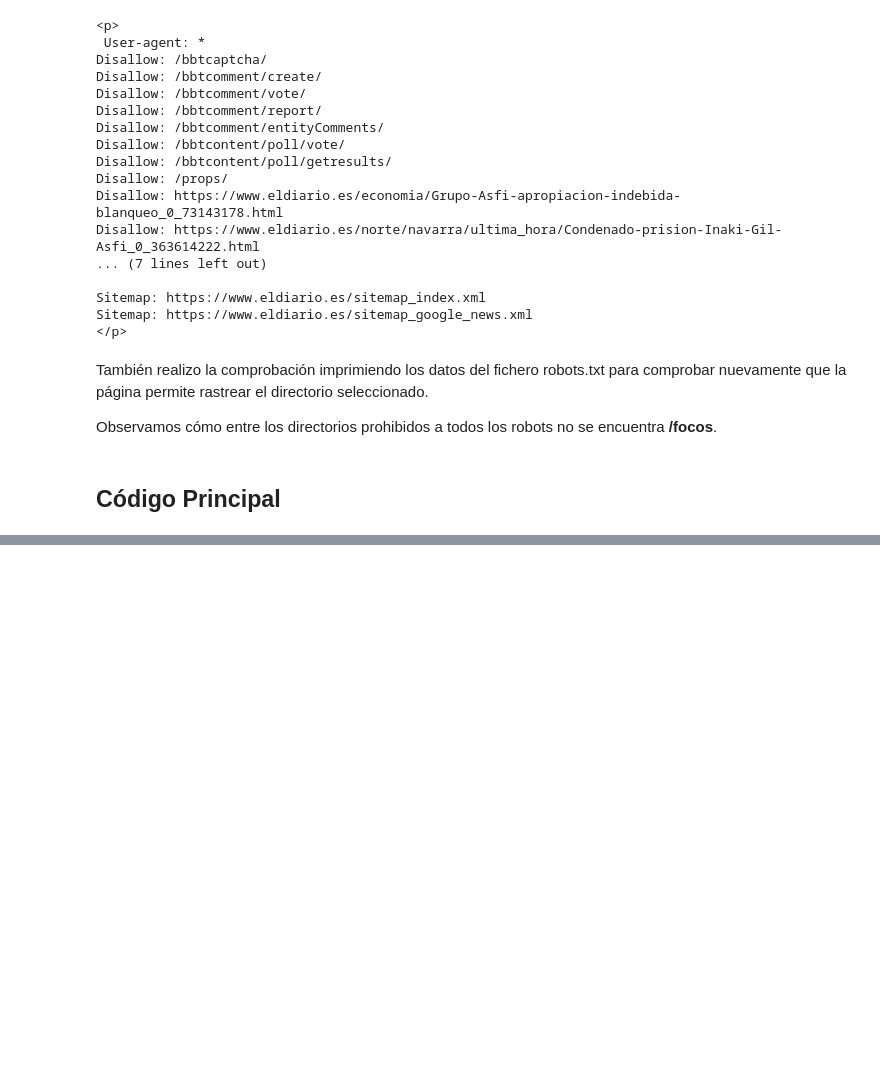
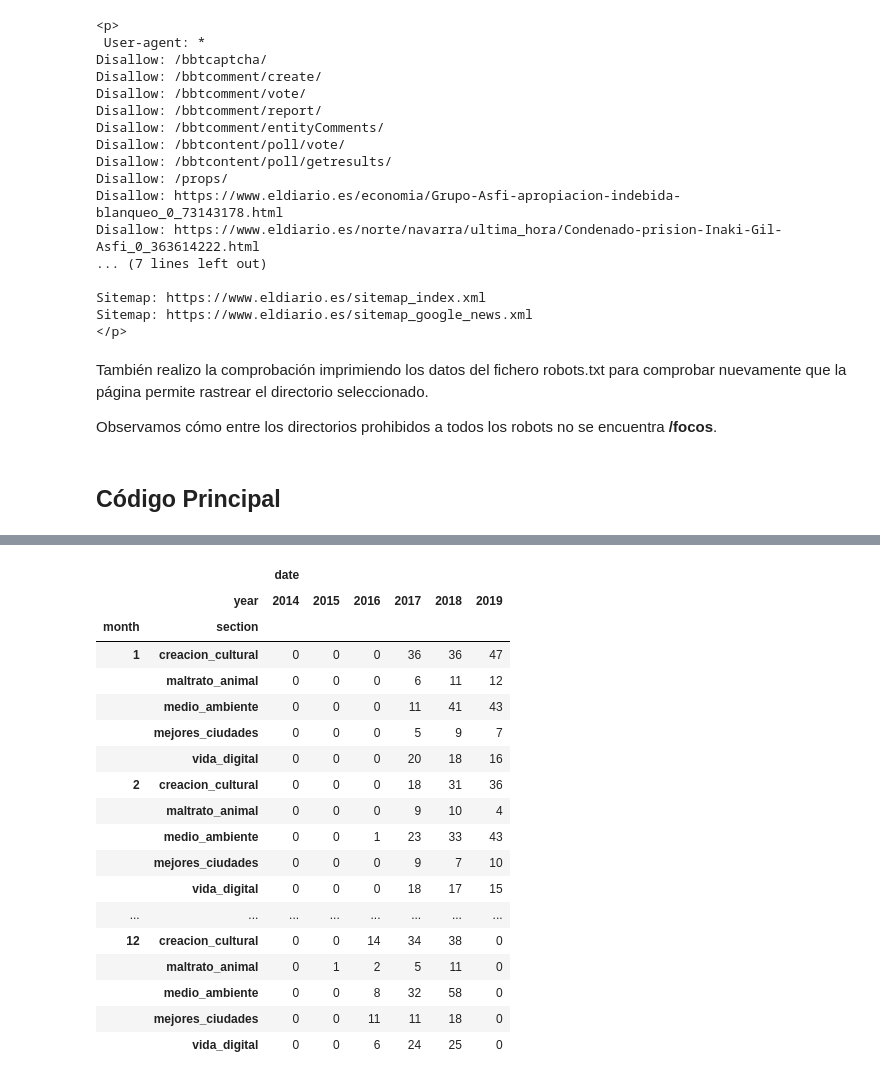
Before and after one commit to guiserguez/webScrapping, a Jupyter notebook: Practica1_webScrapping.ipynb, the cells around one changed output, grey strips where cells are left out. Drawn from its saved outputs; the diff is of its cells as text; code cells hidden in the pictures; blank space fills up the shorter version.

```diff
--- a/Practica1_webScrapping.ipynb
+++ b/Practica1_webScrapping.ipynb
@@ -181,0 +215,24 @@ save_dataset(csvData, header)
+# %%
+#Primero agrupamos por año
+news_reduced_year = news_reduced.groupby(['year','month','section']).count().unstack(level=-3,fill_value=0)[['date']]
+news_reduced_year
+# %% [output]
+|  |  | date |  |  |  |  |  |
+|  | year | 2014 | 2015 | 2016 | 2017 | 2018 | 2019 |
+| month | section |  |  |  |  |  |  |
+| 1 | creacion_cultural | 0 | 0 | 0 | 36 | 36 | 47 |
+|  | maltrato_animal | 0 | 0 | 0 | 6 | 11 | 12 |
+|  | medio_ambiente | 0 | 0 | 0 | 11 | 41 | 43 |
+|  | mejores_ciudades | 0 | 0 | 0 | 5 | 9 | 7 |
+|  | vida_digital | 0 | 0 | 0 | 20 | 18 | 16 |
+| 2 | creacion_cultural | 0 | 0 | 0 | 18 | 31 | 36 |
+|  | maltrato_animal | 0 | 0 | 0 | 9 | 10 | 4 |
+|  | medio_ambiente | 0 | 0 | 1 | 23 | 33 | 43 |
+|  | mejores_ciudades | 0 | 0 | 0 | 9 | 7 | 10 |
+|  | vida_digital | 0 | 0 | 0 | 18 | 17 | 15 |
+| ... | ... | ... | ... | ... | ... | ... | ... |
+| 12 | creacion_cultural | 0 | 0 | 14 | 34 | 38 | 0 |
+|  | maltrato_animal | 0 | 1 | 2 | 5 | 11 | 0 |
+|  | medio_ambiente | 0 | 0 | 8 | 32 | 58 | 0 |
+|  | mejores_ciudades | 0 | 0 | 11 | 11 | 18 | 0 |
+|  | vida_digital | 0 | 0 | 6 | 24 | 25 | 0 |
```
Also changed, not shown: parts of 18 cells of this notebook, 2 other files.
